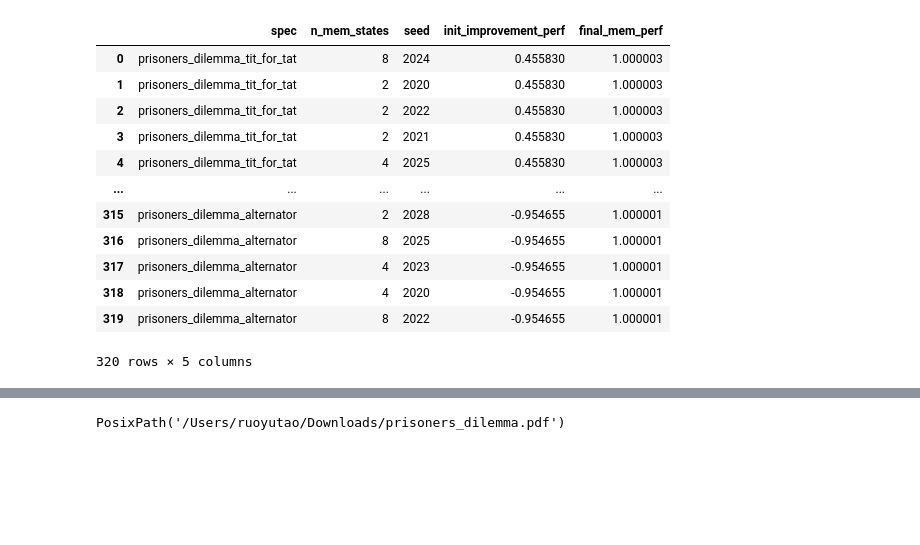
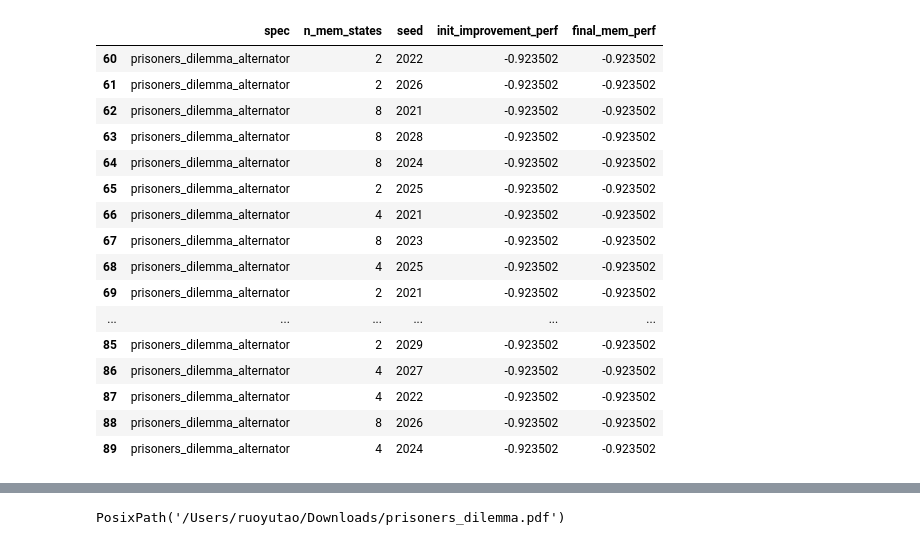
Before and after one commit to taodav/grl, a Jupyter notebook: scripts/plotting/mi_performance.ipynb, the cells around one changed output, grey strips where cells are left out. Saved outputs shown, nothing was run; the diff lists cells and outputs as text; code cells hidden in the pictures; blank space fills up the shorter version.

```diff
--- a/scripts/plotting/mi_performance.ipynb
+++ b/scripts/plotting/mi_performance.ipynb
@@ -136,21 +136,25 @@ normalized_df['final_mem_perf'] = (normalized_df['final_mem_perf'] - merged_df['
 del normalized_df['init_policy_perf']
 del normalized_df['compare_perf']
 # %%
-normalized_df
+normalized_df[normalized_df['spec'] == 'prisoners_dilemma_alternator']
 # %% [output]
 |  | spec | n_mem_states | seed | init_improvement_perf | final_mem_perf |
-| 0 | prisoners_dilemma_tit_for_tat | 8 | 2024 | 0.455830 | 1.000003 |
-| 1 | prisoners_dilemma_tit_for_tat | 2 | 2020 | 0.455830 | 1.000003 |
-| 2 | prisoners_dilemma_tit_for_tat | 2 | 2022 | 0.455830 | 1.000003 |
-| 3 | prisoners_dilemma_tit_for_tat | 2 | 2021 | 0.455830 | 1.000003 |
-| 4 | prisoners_dilemma_tit_for_tat | 4 | 2025 | 0.455830 | 1.000003 |
+| 60 | prisoners_dilemma_alternator | 2 | 2022 | -0.923502 | -0.923502 |
+| 61 | prisoners_dilemma_alternator | 2 | 2026 | -0.923502 | -0.923502 |
+| 62 | prisoners_dilemma_alternator | 8 | 2021 | -0.923502 | -0.923502 |
+| 63 | prisoners_dilemma_alternator | 8 | 2028 | -0.923502 | -0.923502 |
+| 64 | prisoners_dilemma_alternator | 8 | 2024 | -0.923502 | -0.923502 |
+| 65 | prisoners_dilemma_alternator | 2 | 2025 | -0.923502 | -0.923502 |
+| 66 | prisoners_dilemma_alternator | 4 | 2021 | -0.923502 | -0.923502 |
+| 67 | prisoners_dilemma_alternator | 8 | 2023 | -0.923502 | -0.923502 |
+| 68 | prisoners_dilemma_alternator | 4 | 2025 | -0.923502 | -0.923502 |
+| 69 | prisoners_dilemma_alternator | 2 | 2021 | -0.923502 | -0.923502 |
 | ... | ... | ... | ... | ... | ... |
-| 315 | prisoners_dilemma_alternator | 2 | 2028 | -0.954655 | 1.000001 |
-| 316 | prisoners_dilemma_alternator | 8 | 2025 | -0.954655 | 1.000001 |
-| 317 | prisoners_dilemma_alternator | 4 | 2023 | -0.954655 | 1.000001 |
-| 318 | prisoners_dilemma_alternator | 4 | 2020 | -0.954655 | 1.000001 |
-| 319 | prisoners_dilemma_alternator | 8 | 2022 | -0.954655 | 1.000001 |
+| 85 | prisoners_dilemma_alternator | 2 | 2029 | -0.923502 | -0.923502 |
+| 86 | prisoners_dilemma_alternator | 4 | 2027 | -0.923502 | -0.923502 |
+| 87 | prisoners_dilemma_alternator | 4 | 2022 | -0.923502 | -0.923502 |
+| 88 | prisoners_dilemma_alternator | 8 | 2026 | -0.923502 | -0.923502 |
+| 89 | prisoners_dilemma_alternator | 4 | 2024 | -0.923502 | -0.923502 |
-320 rows × 5 columns
 # %%
 def maybe_spec_map(id: str):
     spec_map = {
```
Also changed, not shown: parts of 1 cell of this notebook, 2 other files.
